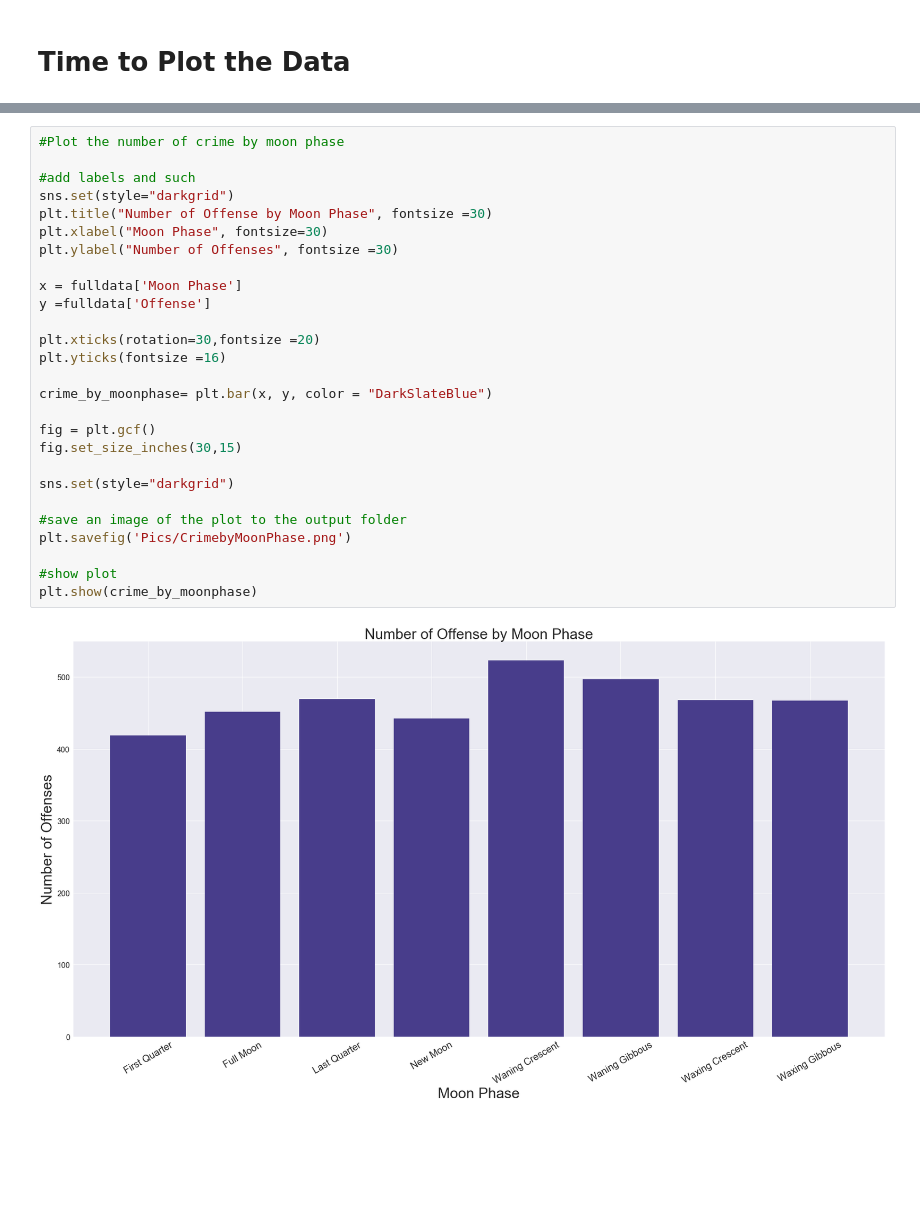
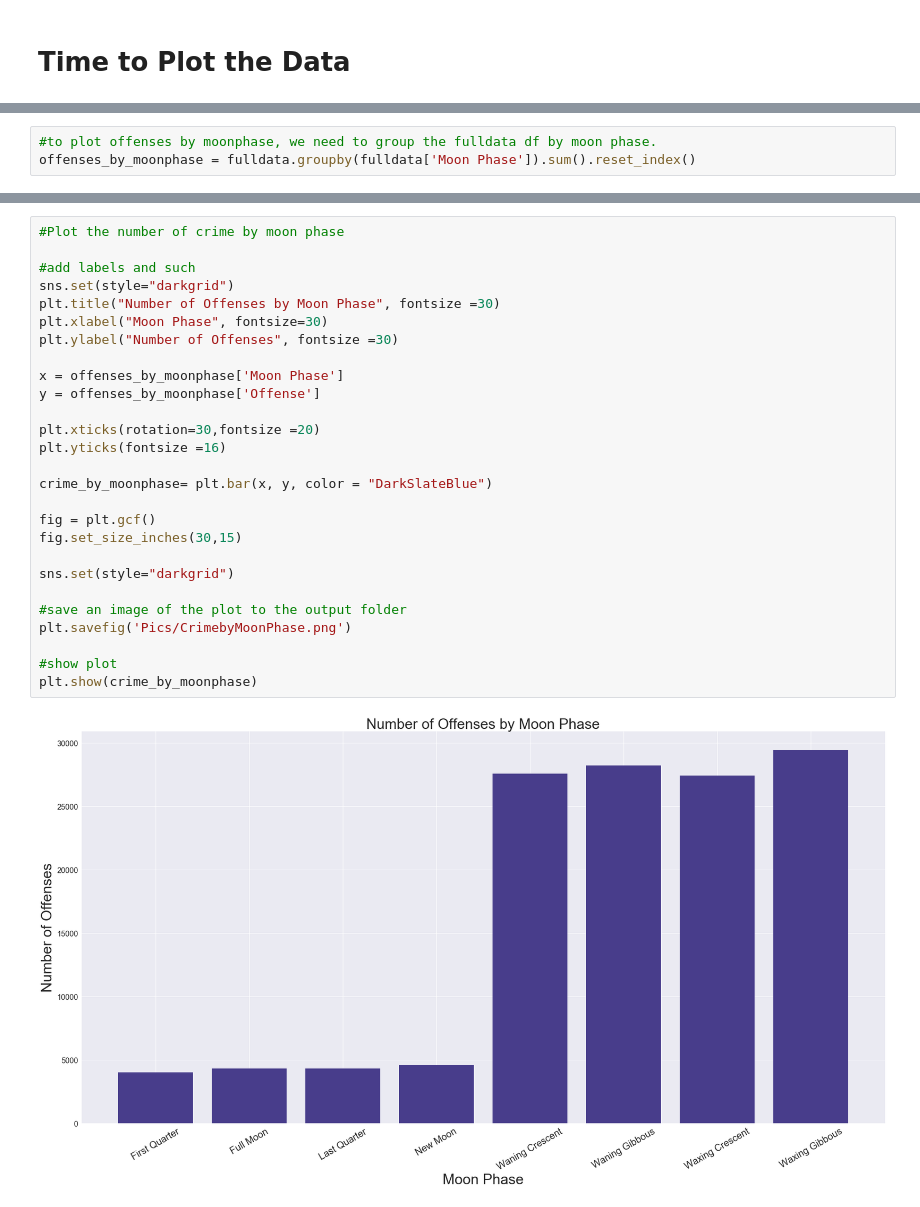
Before and after one commit to penguinistakc/team_mcgruff, a Jupyter notebook: Project Analysis.ipynb, the cells around one changed output, grey strips where cells are left out. Cells and saved outputs as stored; diff of their text form; blank space fills up the shorter version.

Commit message:
crimes per day per moon phase graph

```diff
--- a/Project Analysis.ipynb
+++ b/Project Analysis.ipynb
@@ -103,3 +106,6 @@ sns.set(style="darkgrid")
 plt.show(crime_by_date)
 # %% [output]
 [figure]
+# %%
+#to plot offenses by moonphase, we need to group the fulldata df by moon phase.
+offenses_by_moonphase = fulldata.groupby(fulldata['Moon Phase']).sum().reset_index()
@@ -106,29 +124,29 @@ plt.show(crime_by_date)
 # %%
 #Plot the number of crime by moon phase
 
 #add labels and such
 sns.set(style="darkgrid")
-plt.title("Number of Offense by Moon Phase", fontsize =30)
+plt.title("Number of Offenses by Moon Phase", fontsize =30)
 plt.xlabel("Moon Phase", fontsize=30)
 plt.ylabel("Number of Offenses", fontsize =30)
 
-x = fulldata['Moon Phase']
-y =fulldata['Offense']
+x = offenses_by_moonphase['Moon Phase']
+y = offenses_by_moonphase['Offense']
 
 plt.xticks(rotation=30,fontsize =20)
 plt.yticks(fontsize =16)
 
 crime_by_moonphase= plt.bar(x, y, color = "DarkSlateBlue")
 
 fig = plt.gcf()
 fig.set_size_inches(30,15)
 
 sns.set(style="darkgrid")
 
 #save an image of the plot to the output folder
 plt.savefig('Pics/CrimebyMoonPhase.png')
 
 #show plot
 plt.show(crime_by_moonphase)
 # %% [output]
-[figure, old version]
+[figure, new version]
```
Also changed, not shown: parts of 12 cells of this notebook, 3 other files.
